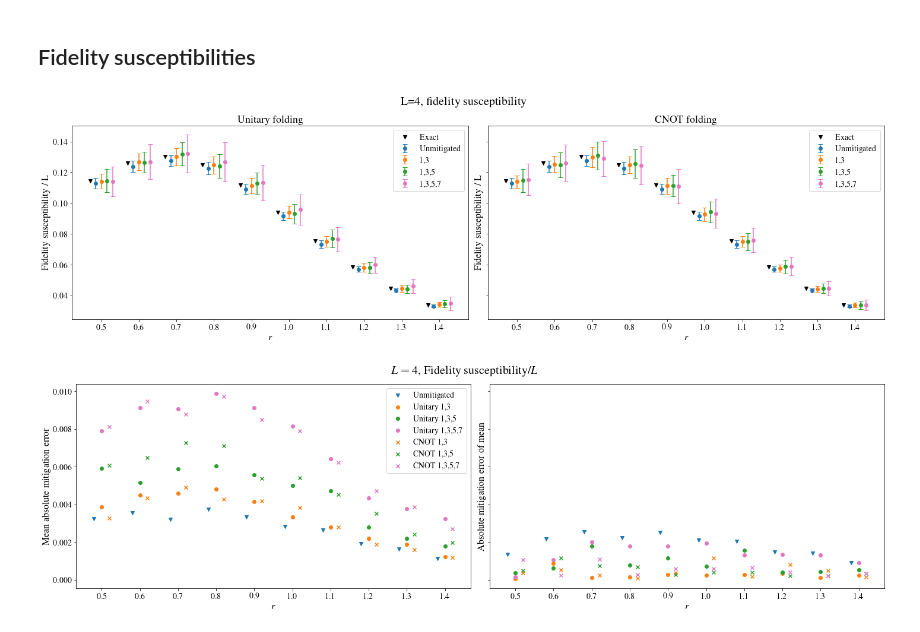
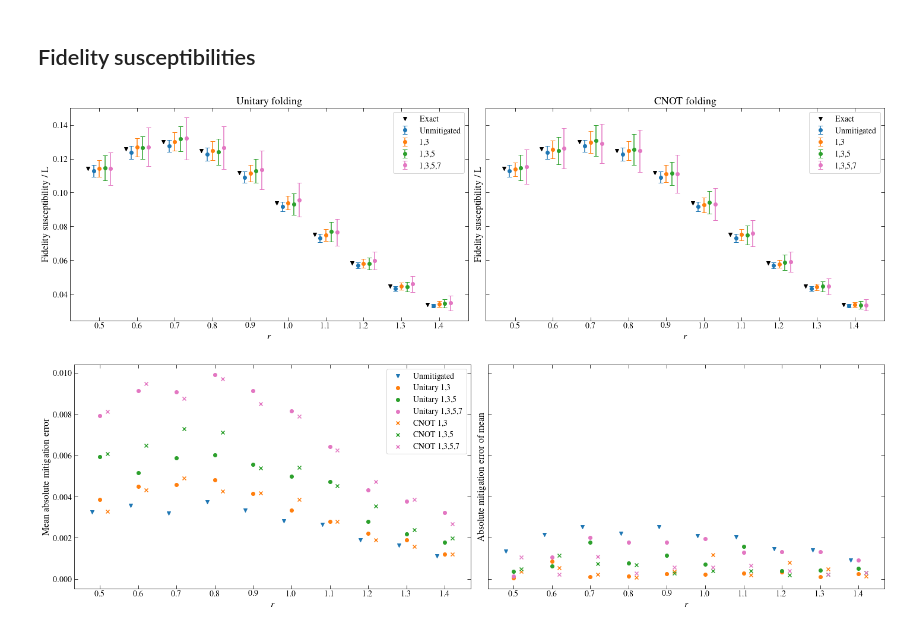
Before and after one commit to glassnotes/qcfs-autodiff, a Jupyter notebook: results-manila-noise-4spin/Plots-L4.ipynb, the cells around one changed output. Drawn from its saved outputs; the diff is of its cells as text; code cells hidden in the pictures.

```diff
--- a/results-manila-noise-4spin/Plots-L4.ipynb
+++ b/results-manila-noise-4spin/Plots-L4.ipynb
@@ -93,17 +93,17 @@ plt.savefig(f"l{L}_d2e_error.pdf")
 # %%
 fig, ax = plt.subplots(1, 2, figsize=(20,6), sharey=True)
 make_scatter_plot(ax, true_fid, fs_unitary, fs_cnot, "Fidelity susceptibility / L")
-plt.suptitle(f"L={L}, fidelity susceptibility", fontsize=20)
+#plt.suptitle(f"L={L}, fidelity susceptibility", fontsize=20)
 plt.tight_layout()
 plt.savefig(f"l{L}_fs.pdf")
 # %% [output]
-[figure, old version]
+[figure, new version]
 # %%
 fig, ax = plt.subplots(1, 2, figsize=(20,6), sharey=True)
 make_mean_absolute_error_plot(ax[0], true_fid, fs_unitary, fs_cnot)
 make_absolute_error_mean_plot(ax[1], true_fid, fs_unitary, fs_cnot, legend=False)
-plt.suptitle(f"$L={L}$,\tFidelity susceptibility/$L$", fontsize=20)
+#plt.suptitle(f"$L={L}$,\tFidelity susceptibility/$L$", fontsize=20)
 plt.tight_layout()
 plt.savefig(f"l{4}_fs_error.pdf")
 # %% [output]
-[figure, old version]
+[figure, new version]
```
Also changed, not shown: parts of 4 cells of this notebook, 18 other files.
